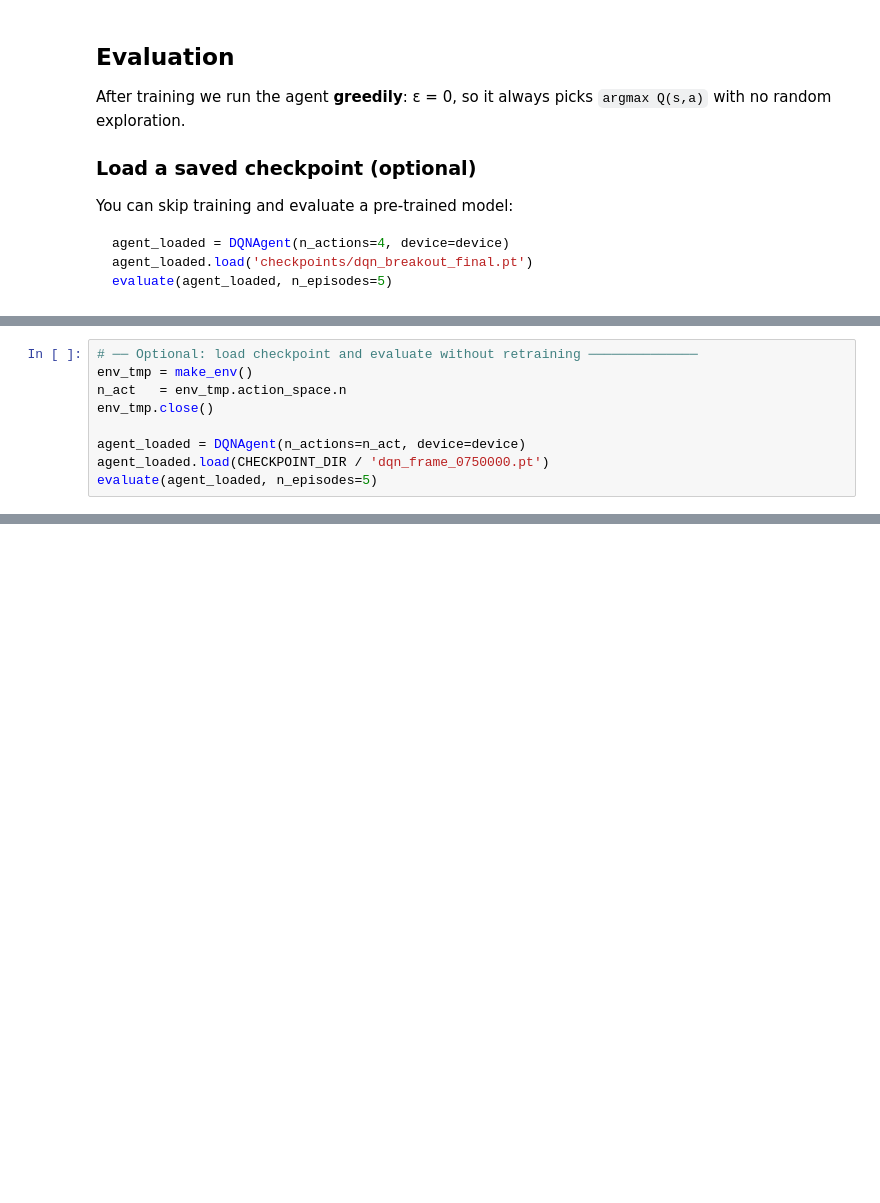
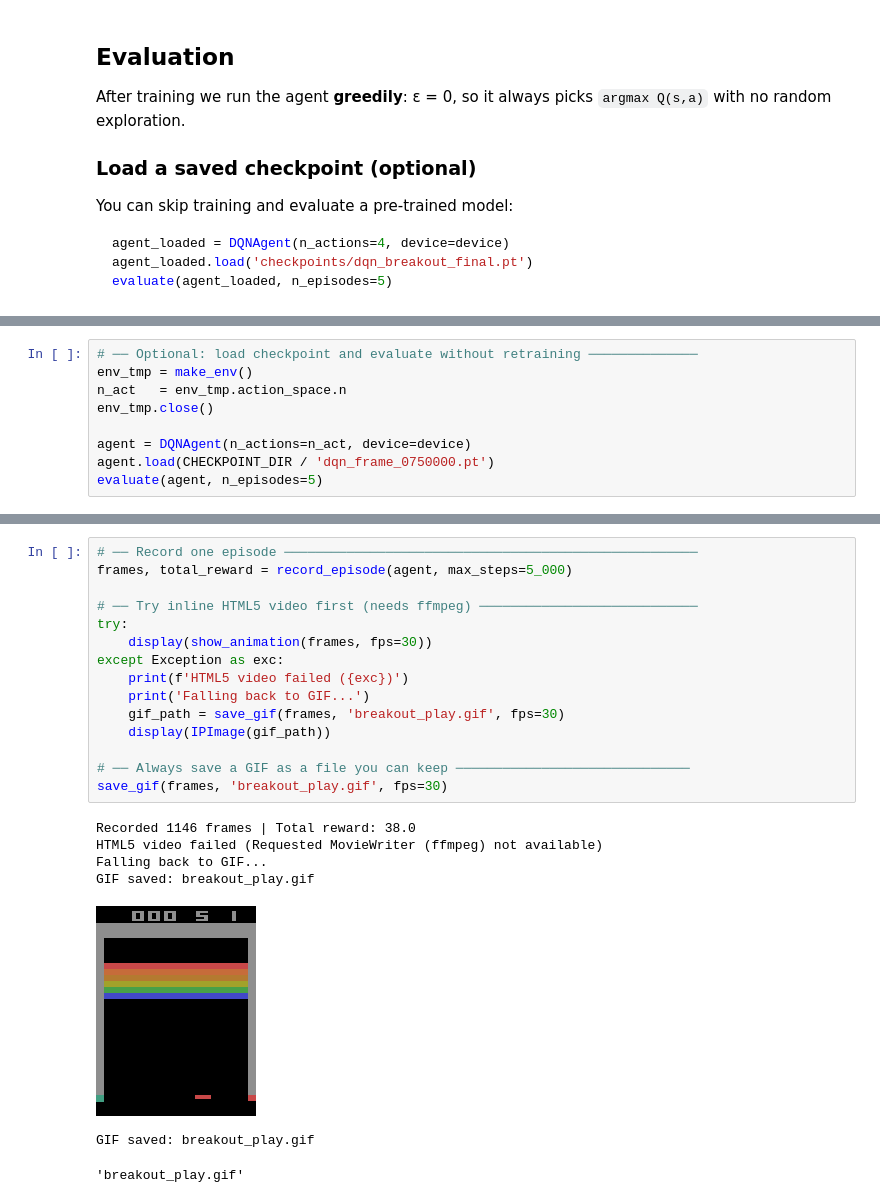
Before and after one commit to lalutir/datalab-v, a Jupyter notebook: Autonomous Systems/Workshop/dqn_breakout.ipynb, the cells around one changed output, grey strips where cells are left out. Cells and saved outputs as stored; diff of their text form; blank space fills up the shorter version.

Commit message:
Video erbij

```diff
--- a/Autonomous Systems/Workshop/dqn_breakout.ipynb
+++ b/Autonomous Systems/Workshop/dqn_breakout.ipynb
@@ -642,7 +626,7 @@ env_tmp = make_env()
 n_act   = env_tmp.action_space.n
 env_tmp.close()
 
-agent_loaded = DQNAgent(n_actions=n_act, device=device)
-agent_loaded.load(CHECKPOINT_DIR / 'dqn_frame_0750000.pt')
-evaluate(agent_loaded, n_episodes=5)
+agent = DQNAgent(n_actions=n_act, device=device)
+agent.load(CHECKPOINT_DIR / 'dqn_frame_0750000.pt')
+evaluate(agent, n_episodes=5)
 # %% [output]
@@ -657,0 +721,23 @@ Mean: 62.80  Std: 20.11
+# %%
+# ── Record one episode ─────────────────────────────────────────────────────
+frames, total_reward = record_episode(agent, max_steps=5_000)
+
+# ── Try inline HTML5 video first (needs ffmpeg) ────────────────────────────
+try:
+    display(show_animation(frames, fps=30))
+except Exception as exc:
+    print(f'HTML5 video failed ({exc})')
+    print('Falling back to GIF...')
+    gif_path = save_gif(frames, 'breakout_play.gif', fps=30)
+    display(IPImage(gif_path))
+
+# ── Always save a GIF as a file you can keep ──────────────────────────────
+save_gif(frames, 'breakout_play.gif', fps=30)
+# %% [output]
+Recorded 1146 frames | Total reward: 38.0
+HTML5 video failed (Requested MovieWriter (ffmpeg) not available)
+Falling back to GIF...
+GIF saved: breakout_play.gif
+[figure, added]
+GIF saved: breakout_play.gif
+'breakout_play.gif'
```
Also changed, not shown: parts of 7 cells of this notebook, 1 other file.
